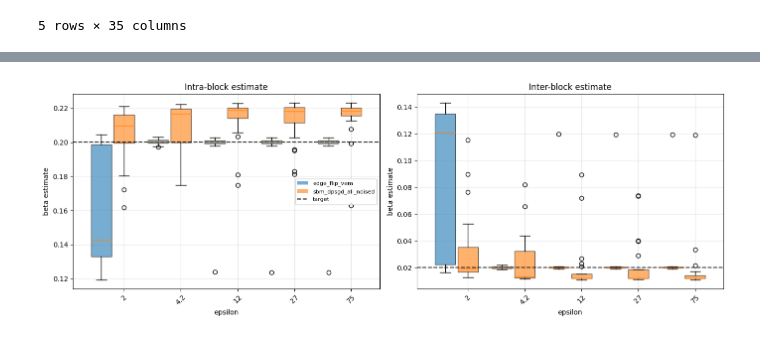
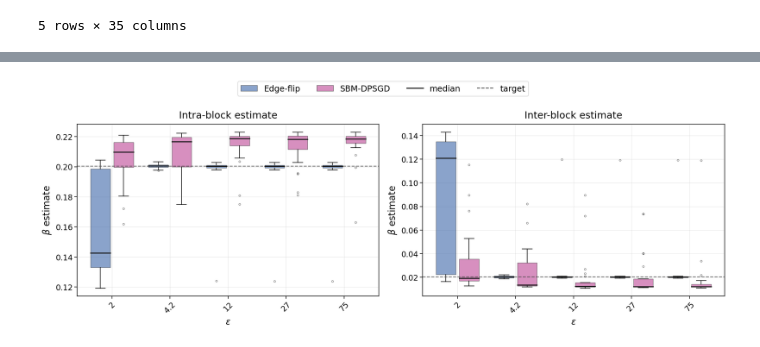
Before and after one commit to hungndo/Privacy_Network_Embeddings, a Jupyter notebook: analysis_dcsbm_synthetic_graph.ipynb, the cells around one changed output, grey strips where cells are left out. Cells and saved outputs as stored; diff of their text form; code cells hidden in the pictures.

```diff
--- a/analysis_dcsbm_synthetic_graph.ipynb
+++ b/analysis_dcsbm_synthetic_graph.ipynb
@@ -179,53 +173,55 @@ plt.show()
 # %%
 # ── Estimated beta vs epsilon ──────────────────────────────────────────────
-# Black line = target block density. With NORMALIZE_WEIGHTS=True (E[theta]=1)
-# the empirical density and the nominal p,q coincide, so a single target line
-# suffices -- it is what a plain-SBM estimator aims at.
+# Single graph size (n=500), so no sweep axis for rows -- one row of two large
+# panels, intra and inter, sized to match the row-per-N synthetic figures.
+# Reference line = target block density. With NORMALIZE_WEIGHTS=True
+# (E[theta]=1) the empirical density and the nominal p,q coincide, so a single
+# target line suffices -- it is what a plain-SBM estimator aims at.
 import matplotlib.pyplot as plt
 from matplotlib.patches import Patch
 from matplotlib.lines import Line2D
 
-colors = plt.cm.tab10.colors
+from plot_style import (apply_style, figsize, grouped_boxplot, method_color,
+                        method_label, order_methods, reference_line,
+                        BOX_ALPHA, MEDIAN_COLOR, REFERENCE_COLOR)
+
+apply_style()
+
+methods = order_methods(methods)
 eps_vals = sorted(df["epsilon"].unique())
-width = 0.8 / len(methods)
+
+# Per-panel inches before FIG_SCALE -- the single knob for retuning size.
+PANEL_W, PANEL_H = 7.0, 5.0
 
 est = df.copy()
 est["intra_est"] = est[["beta_est_00", "beta_est_11"]].mean(axis=1)
 est["intra_true"] = est[["beta_true_00", "beta_true_11"]].mean(axis=1)
 
-fig, axes = plt.subplots(1, 2, figsize=(14, 5))
+fig, axes = plt.subplots(1, 2, figsize=figsize(PANEL_W * 2, PANEL_H))
 for ax, (est_col, true_col, title) in zip(axes, [
     ("intra_est", "intra_true", "Intra-block estimate"),
     ("beta_est_01", "beta_true_01", "Inter-block estimate"),
 ]):
-    data, positions = [], []
-    for e_idx, eps in enumerate(eps_vals):
-        for m_idx, method in enumerate(methods):
-            vals = est[(est["epsilon"] == eps) & (est["method"] == method)][est_col].dropna()
-            if len(vals) == 0:
-                continue
-            data.append(vals.values)
-            positions.append(e_idx + (m_idx - len(methods) / 2) * width)
-    bp = ax.boxplot(data, positions=positions, widths=width * 0.9, patch_artist=True)
-    for i, patch in enumerate(bp["boxes"]):
-        patch.set_facecolor(colors[(i % len(methods)) % len(colors)])
-        patch.set_alpha(0.6)
-    ax.axhline(est[true_col].mean(), color="black", linestyle="--", linewidth=1.5,
-               alpha=0.8, label="target")
-    ax.set_xticks(range(len(eps_vals)))
-    ax.set_xticklabels([f"{e:.2g}" for e in eps_vals], rotation=45)
-    ax.set_xlabel("epsilon"); ax.set_ylabel("beta estimate")
-    ax.set_title(title)
-    ax.grid(alpha=0.3)
+    grouped_boxplot(ax, est, est_col, methods=methods, x_values=eps_vals)
+    reference_line(ax, est[true_col].mean())
+    ax.set_xlabel(r"$\epsilon$")
+    ax.set_ylabel(r"$\beta$ estimate", fontsize=18)
+    ax.set_title(title, fontsize=19, pad=12)
 
-legend_elems = [Patch(facecolor=colors[i % len(colors)], alpha=0.6, label=m)
-                for i, m in enumerate(methods)]
-legend_elems.append(Line2D([0], [0], color="black", linestyle="--", label="target"))
-axes[0].legend(handles=legend_elems, fontsize=8)
-plt.tight_layout()
+handles = [Patch(facecolor=method_color(m), alpha=BOX_ALPHA, edgecolor="#333333",
+                 label=method_label(m)) for m in methods]
+handles += [
+    Line2D([0], [0], color=MEDIAN_COLOR, linewidth=2.0, label="median"),
+    Line2D([0], [0], color=REFERENCE_COLOR, linestyle="--", linewidth=1.6,
+           label="target"),
+]
+fig.legend(handles=handles, loc="upper center", ncol=len(handles),
+           fontsize=16, frameon=True, bbox_to_anchor=(0.5, 1.03))
+
+plt.tight_layout(rect=[0, 0, 1, 0.93])
 plt.show()
 # %% [output]
-[figure, old version]
+[figure, new version]
 # %%
 # ── Compute cost (epochs) vs epsilon ───────────────────────────────────────
 # Log scale: the two methods differ by ~1-2 orders of magnitude.
```
Also changed, not shown: parts of 3 cells of this notebook, 15 other files.
